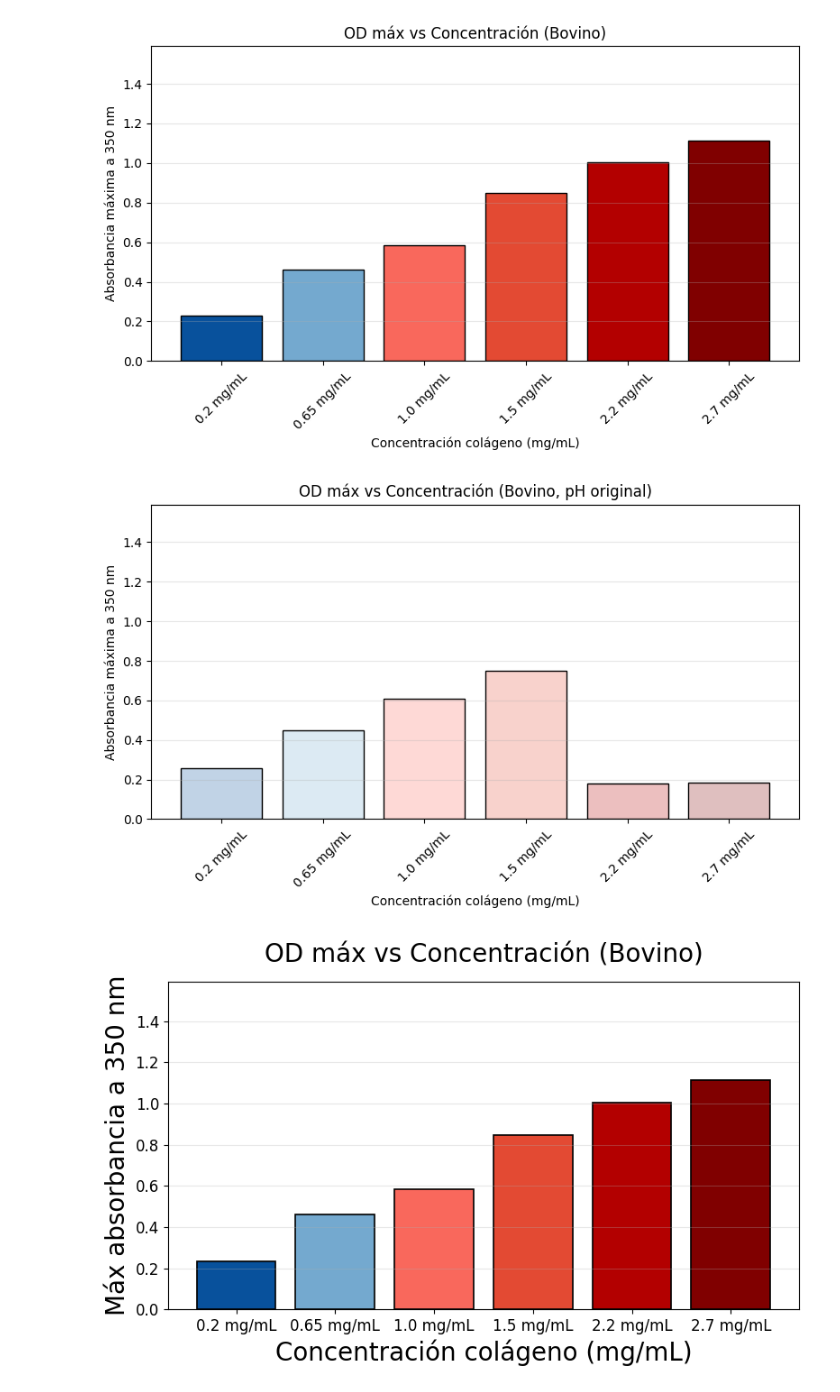
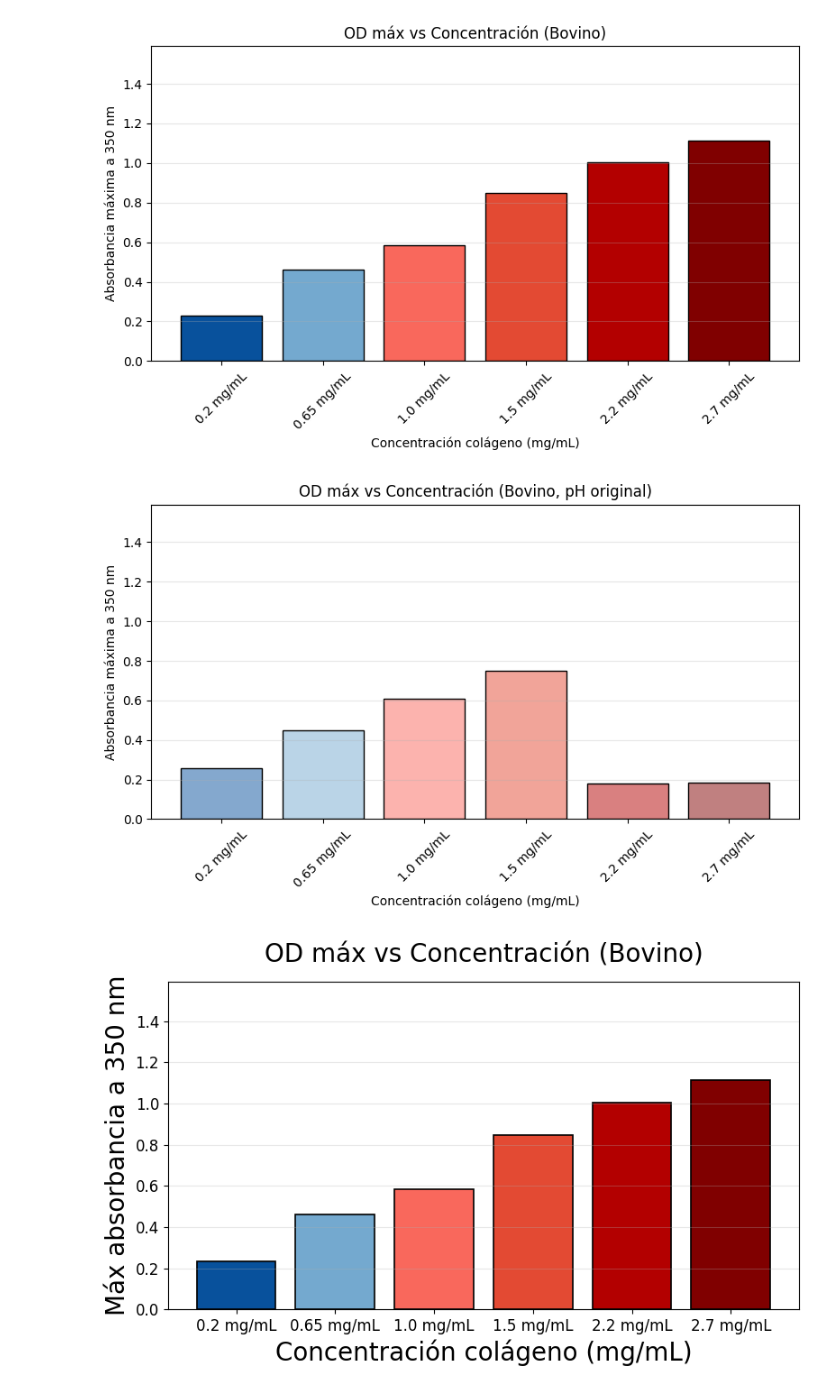
Before and after one commit to Bertaalcolea/Collagen_studies, a Jupyter notebook: Concentraciones_Bov_2.ipynb, the cells around one changed output. Saved outputs shown, nothing was run; the diff lists cells and outputs as text; code cells hidden in the pictures.

```diff
--- a/Concentraciones_Bov_2.ipynb
+++ b/Concentraciones_Bov_2.ipynb
@@ -649,37 +649,37 @@ def plot_ODmax_vs_concentration_bovine_no_pH7(df_stats):
 
     # Map LIGHT colours (clearly lighter)
     df_max["color"] = df_max["Concentration"].map(
-        lambda c: lighten_color(color_map_conc[c], amount=0.75)
+        lambda c: lighten_color(color_map_conc[c], amount=0.50)
     )
 
     plt.figure(figsize=(8, 5))
 
     plt.bar(
         df_max["Conc_label"],
         df_max["OD_max"],
         color=df_max["color"],
         edgecolor="black"
     )
 
     plt.xlabel("Concentración colágeno (mg/mL)")
     plt.ylabel("Absorbancia máxima a 350 nm")
     plt.title("OD máx vs Concentración (Bovino, pH original)")
 
     # ⭐ MISMO EJE Y ⭐
     plt.ylim(0, 1.59)
     plt.yticks(np.arange(0, 1.6, 0.2))
 
     plt.xticks(rotation=45)
     plt.grid(axis="y", alpha=0.3)
 
     plt.tight_layout()
     plt.show()
 
 
 # Call it:
 plot_ODmax_vs_concentration_bovine_no_pH7(df_bov_stats)
 # %% [output]
-[figure, old version]
+[figure, new version]
 # %%
 # Fixed colour map (same as before)
 color_map_conc = {
```
Also changed, not shown: parts of 1 cell of this notebook.
